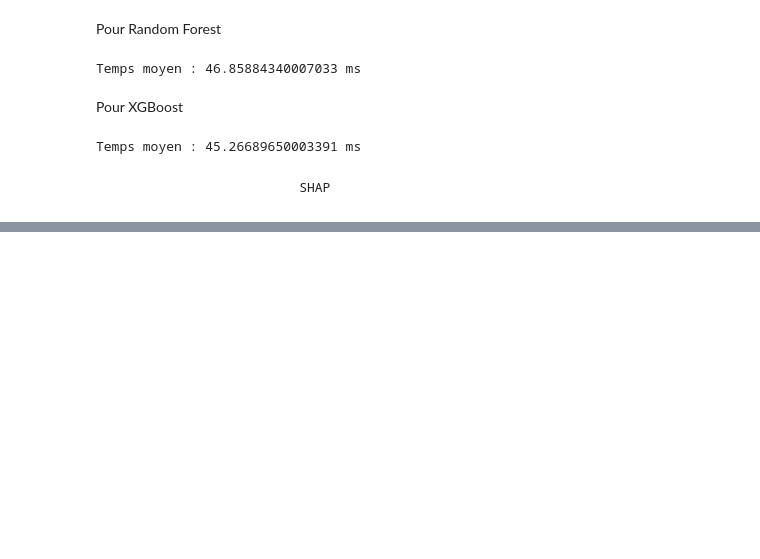
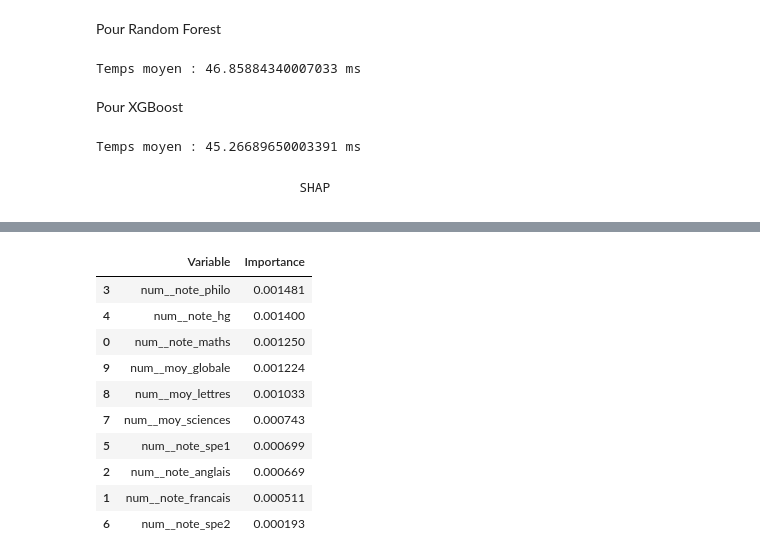
Before and after one commit to Julo-19/smart-orienta, a Jupyter notebook: ml-models/Dataset_SO/dataset_SO.ipynb, the cells around one changed output, grey strips where cells are left out. Drawn from its saved outputs; the diff is of its cells as text; code cells hidden in the pictures; blank space fills up the shorter version.

```diff
--- a/ml-models/Dataset_SO/dataset_SO.ipynb
+++ b/ml-models/Dataset_SO/dataset_SO.ipynb
@@ -774,0 +781,4 @@ Temps moyen : 45.26689650003391 ms
+# %%
+X_test_dense = X_test_branche_processed.toarray().astype(np.float64)
+
+print(X_test_dense.shape)
@@ -774,0 +789,2 @@ Temps moyen : 45.26689650003391 ms
+# %%
+explainer = shap.TreeExplainer(rf_model2)
@@ -774,0 +862,19 @@ Temps moyen : 45.26689650003391 ms
+# %%
+importance_df[
+importance_df['Variable'].str.contains('note|moy')
+].sort_values(
+by='Importance',
+ascending=False
+)
+# %% [output]
+|  | Variable | Importance |
+| 3 | num__note_philo | 0.001481 |
+| 4 | num__note_hg | 0.001400 |
+| 0 | num__note_maths | 0.001250 |
+| 9 | num__moy_globale | 0.001224 |
+| 8 | num__moy_lettres | 0.001033 |
+| 7 | num__moy_sciences | 0.000743 |
+| 5 | num__note_spe1 | 0.000699 |
+| 2 | num__note_anglais | 0.000669 |
+| 1 | num__note_francais | 0.000511 |
+| 6 | num__note_spe2 | 0.000193 |
```
Also changed, not shown: parts of 22 cells of this notebook.
